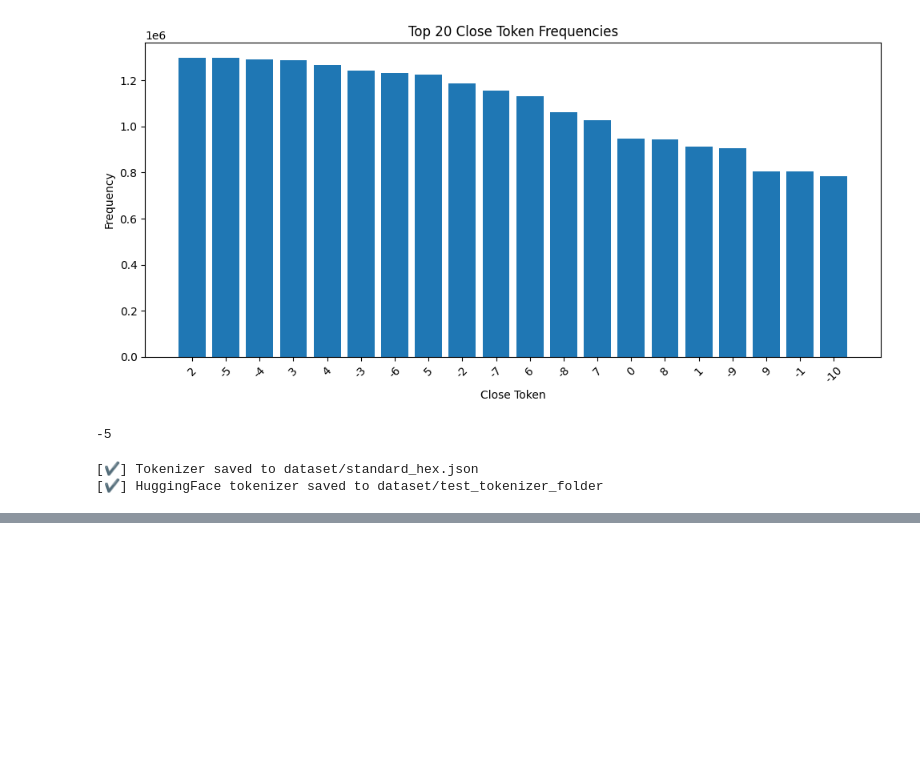
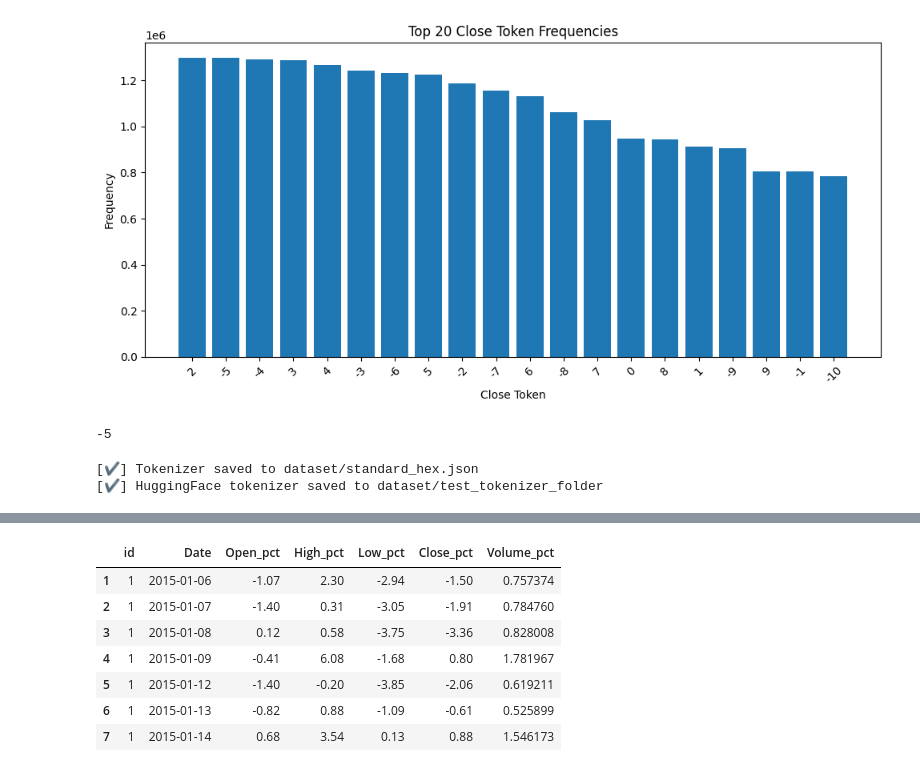
Before and after one commit to mythezone/fin_bert, a Jupyter notebook: train/train_tokenizer_i.ipynb, the cells around one changed output, grey strips where cells are left out. Saved outputs shown, nothing was run; the diff lists cells and outputs as text; code cells hidden in the pictures; blank space fills up the shorter version.

```diff
--- a/train/train_tokenizer_i.ipynb
+++ b/train/train_tokenizer_i.ipynb
@@ -39,0 +78,12 @@ train_hex_tokenizer(
+# %%
+df = pd.read_pickle("dataset/pickled/daily_df_processed.pkl")
+df.head(7)
+# %% [output]
+|  | id | Date | Open_pct | High_pct | Low_pct | Close_pct | Volume_pct |
+| 1 | 1 | 2015-01-06 | -1.07 | 2.30 | -2.94 | -1.50 | 0.757374 |
+| 2 | 1 | 2015-01-07 | -1.40 | 0.31 | -3.05 | -1.91 | 0.784760 |
+| 3 | 1 | 2015-01-08 | 0.12 | 0.58 | -3.75 | -3.36 | 0.828008 |
+| 4 | 1 | 2015-01-09 | -0.41 | 6.08 | -1.68 | 0.80 | 1.781967 |
+| 5 | 1 | 2015-01-12 | -1.40 | -0.20 | -3.85 | -2.06 | 0.619211 |
+| 6 | 1 | 2015-01-13 | -0.82 | 0.88 | -1.09 | -0.61 | 0.525899 |
+| 7 | 1 | 2015-01-14 | 0.68 | 3.54 | 0.13 | 0.88 | 1.546173 |
```
Also changed, not shown: parts of 3 cells of this notebook, 1 other file.
